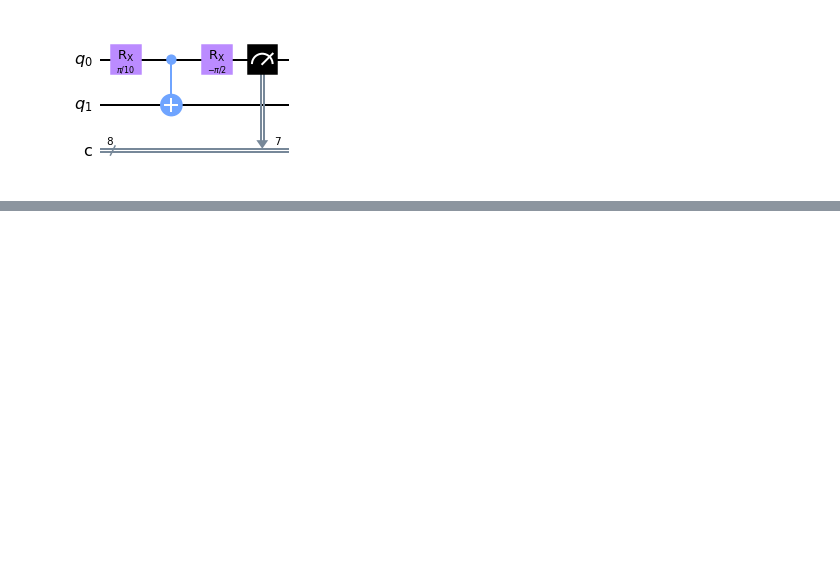
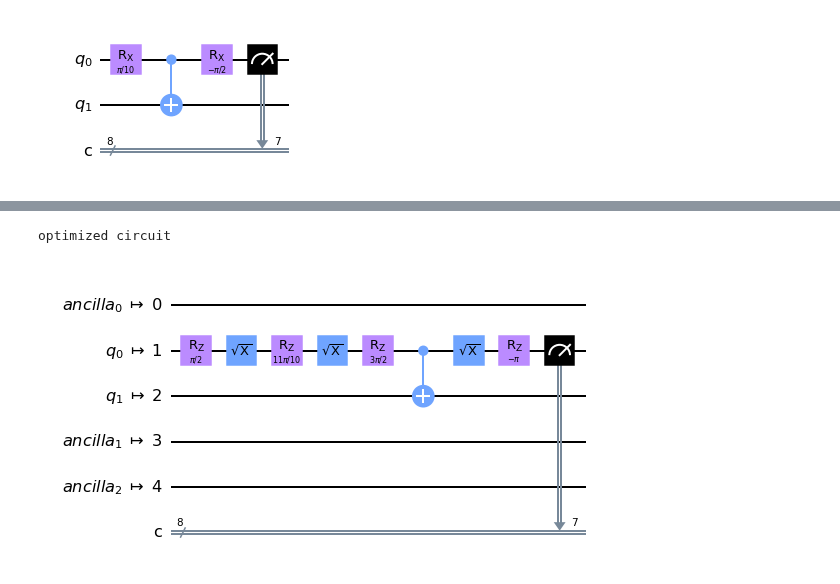
Before and after one commit to FreddyTF/QuantumBiscuit, a Jupyter notebook: Experiment-Description.ipynb, the cells around one changed output, grey strips where cells are left out. Cells and saved outputs as stored; diff of their text form; code cells hidden in the pictures; blank space fills up the shorter version.

```diff
--- a/Experiment-Description.ipynb
+++ b/Experiment-Description.ipynb
@@ -363,0 +382,9 @@ The here used techniques are:
+# %%
+optimization_levels = [3] #option to optimize for different grades, use [0,1,2,3,]
+for optim_level in optimization_levels:
+    #print(f"optimization level: {optim_level}") #since only optimizing on level 3 not used
+    transpiled_circuit = transpile(circuit, backend=backend1, optimization_level=optim_level)
+    #print(transpiled_circuit) #uncommend to print circuit as scripture
+    #print(transpiled_circuit.qasm()) #uncommend to print circuit as qasm code
+    print("optimized circuit")
+transpiled_circuit.draw(output='mpl')
@@ -363,0 +432,39 @@ The here used techniques are:
+# %%
+#code setup for the optimization
+from qiskit import QuantumCircuit, QuantumRegister,ClassicalRegister, execute, transpile, Aer, IBMQ # circuit creation and execution
+from qiskit.providers.aer.noise import NoiseModel # simulate backends
+from qiskit.visualization import plot_histogram # visualize results
+from qiskit.quantum_info import Statevector, state_fidelity, hellinger_fidelity # statevector and metrics
+from qiskit.providers.ibmq import least_busy # get least busy device
+import qiskit.tools.jupyter # visualize backends
+from qiskit.circuit.library.standard_gates.rx import RXGate
+# from qiskit.ignis.mitigation.measurement import complete_meas_cal,CompleteMeasFitter # measurement error mitigation
+
+import pandas as pd # handy tools for calculation
+from numpy import pi
+import pandas as pd
+import matplotlib.pyplot as plt
+
+# global vars
+n = 3 # number of qubits
+shotz = 3000 # high number of shots per execution
+
+circuit = zeno_tester;
+# %%
+#importing a fake backend, similar to the later used imbq_santiago for test purposes
+from qiskit.test.mock import *
+
+backends = [FakeVigo()]
+backend1 = FakeVigo()
+# %%
+optimization_levels = [3] #option to optimize for different grades, use [0,1,2,3,]
+for optim_level in optimization_levels:
+    #print(f"optimization level: {optim_level}") #since only optimizing on level 3 not used
+    transpiled_circuit = transpile(circuit, backend=backend1, optimization_level=optim_level)
+    #print(transpiled_circuit) #uncommend to print circuit as scripture
+    #print(transpiled_circuit.qasm()) #uncommend to print circuit as qasm code
+    print("optimized circuit")
+transpiled_circuit.draw(output='mpl')
+# %% [output]
+optimized circuit
+[figure, added]
```
Also changed, not shown: parts of 20 cells of this notebook.
